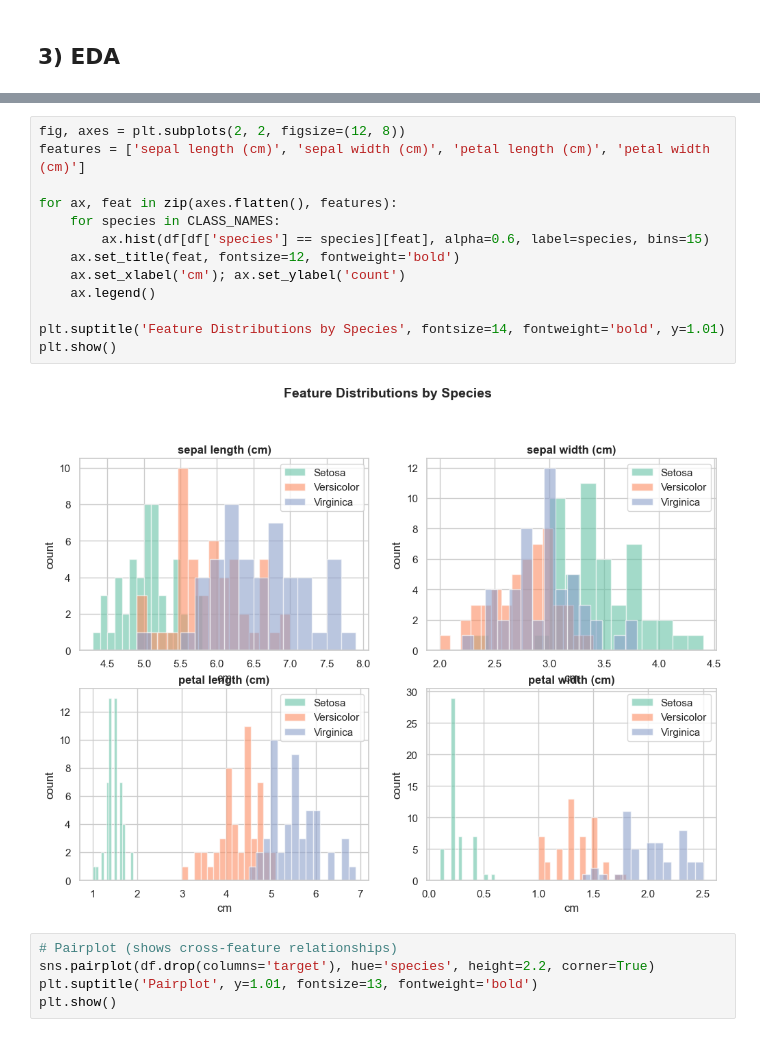
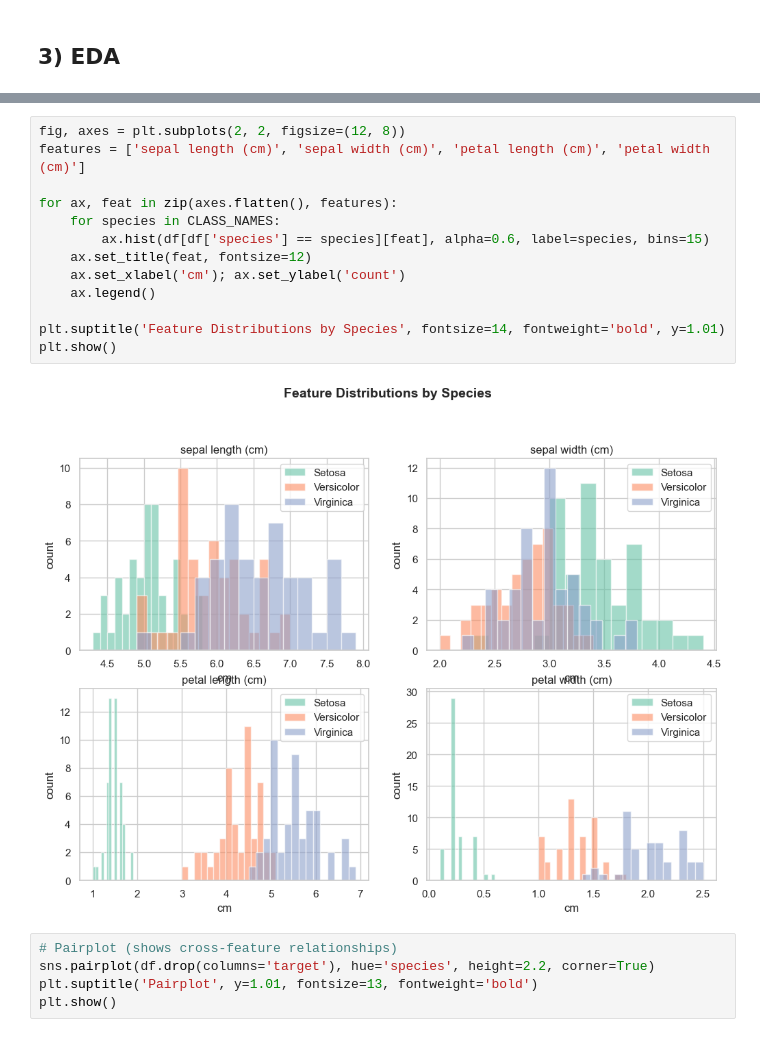
Before and after one commit to AsmiShirkeSamant/Modelling_internship, a Jupyter notebook: Iris_2.ipynb, the cells around one changed output, grey strips where cells are left out. Cells and saved outputs as stored; diff of their text form.

```diff
--- a/Iris_2.ipynb
+++ b/Iris_2.ipynb
@@ -86,18 +94,18 @@ df.describe().round(2)
 # %%
 fig, axes = plt.subplots(2, 2, figsize=(12, 8))
 features = ['sepal length (cm)', 'sepal width (cm)', 'petal length (cm)', 'petal width (cm)']
 
 for ax, feat in zip(axes.flatten(), features):
     for species in CLASS_NAMES:
         ax.hist(df[df['species'] == species][feat], alpha=0.6, label=species, bins=15)
-    ax.set_title(feat, fontsize=12, fontweight='bold')
+    ax.set_title(feat, fontsize=12)
     ax.set_xlabel('cm'); ax.set_ylabel('count')
     ax.legend()
 
 plt.suptitle('Feature Distributions by Species', fontsize=14, fontweight='bold', y=1.01)
 plt.show()
 # %% [output]
-[figure, old version]
+[figure, new version]
 # %%
 # Pairplot (shows cross-feature relationships)
 sns.pairplot(df.drop(columns='target'), hue='species', height=2.2, corner=True)
```
Also changed, not shown: parts of 9 cells of this notebook, 5 other files.
